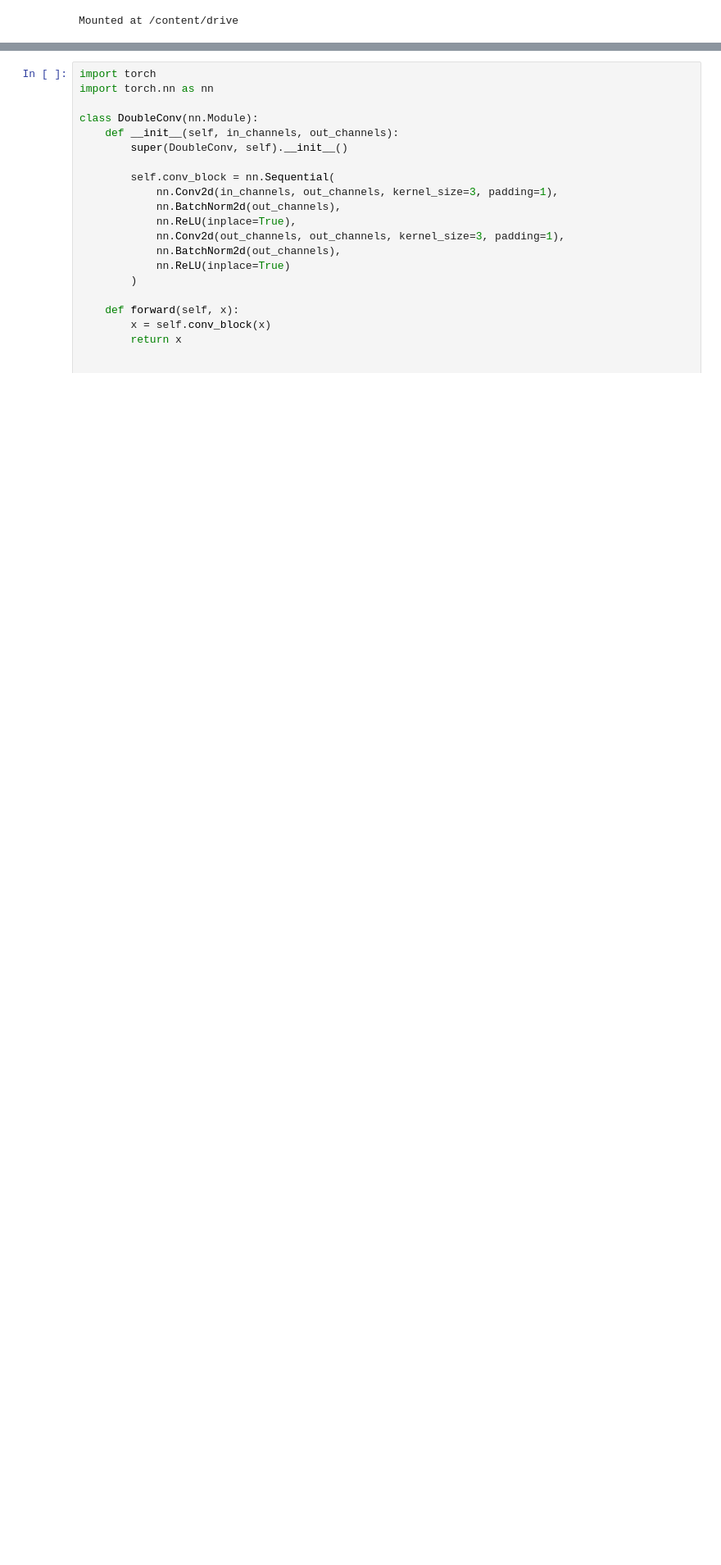
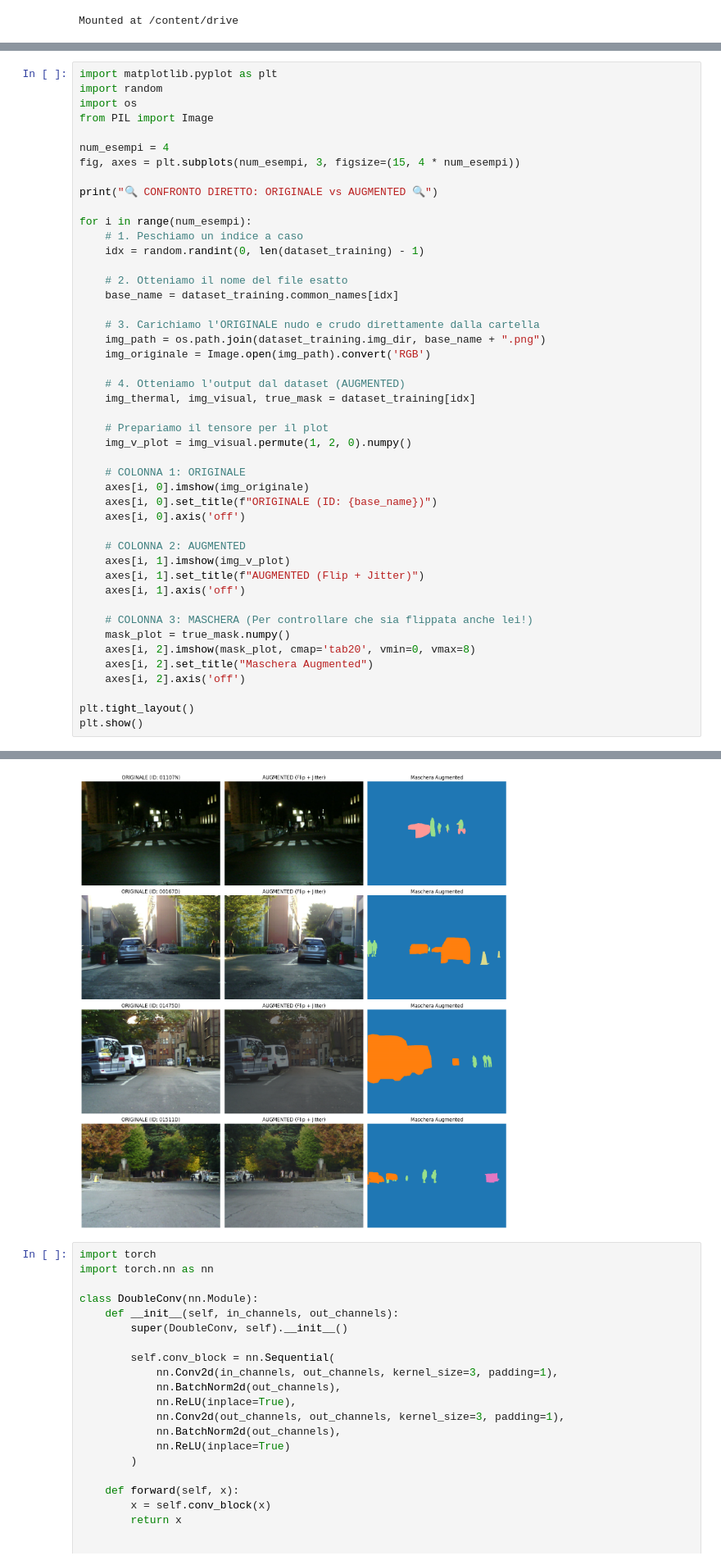
Before and after one commit to Yammi2002/DataFusionProject, a Jupyter notebook: notebooks/notebook.ipynb, the cells around one changed output, grey strips where cells are left out. Shown at 82% size. Saved outputs shown, nothing was run; the diff lists cells and outputs as text; blank space fills up the shorter version.

```diff
--- a/notebooks/notebook.ipynb
+++ b/notebooks/notebook.ipynb
@@ -200,0 +200,47 @@ Valore massimo Termica: 0.0000
+# %%
+import matplotlib.pyplot as plt
+import random
+import os
+from PIL import Image
+
+num_esempi = 4
+fig, axes = plt.subplots(num_esempi, 3, figsize=(15, 4 * num_esempi))
+
+print("🔍 CONFRONTO DIRETTO: ORIGINALE vs AUGMENTED 🔍")
+
+for i in range(num_esempi):
+    # 1. Peschiamo un indice a caso
+    idx = random.randint(0, len(dataset_training) - 1)
+
+    # 2. Otteniamo il nome del file esatto
+    base_name = dataset_training.common_names[idx]
+
+    # 3. Carichiamo l'ORIGINALE nudo e crudo direttamente dalla cartella
+    img_path = os.path.join(dataset_training.img_dir, base_name + ".png")
+    img_originale = Image.open(img_path).convert('RGB')
+
+    # 4. Otteniamo l'output dal dataset (AUGMENTED)
+    img_thermal, img_visual, true_mask = dataset_training[idx]
+
+    # Prepariamo il tensore per il plot
+    img_v_plot = img_visual.permute(1, 2, 0).numpy()
+
+    # COLONNA 1: ORIGINALE
+    axes[i, 0].imshow(img_originale)
+    axes[i, 0].set_title(f"ORIGINALE (ID: {base_name})")
+    axes[i, 0].axis('off')
+
+    # COLONNA 2: AUGMENTED
+    axes[i, 1].imshow(img_v_plot)
+    axes[i, 1].set_title(f"AUGMENTED (Flip + Jitter)")
+    axes[i, 1].axis('off')
+
+    # COLONNA 3: MASCHERA (Per controllare che sia flippata anche lei!)
+    mask_plot = true_mask.numpy()
+    axes[i, 2].imshow(mask_plot, cmap='tab20', vmin=0, vmax=8)
+    axes[i, 2].set_title("Maschera Augmented")
+    axes[i, 2].axis('off')
+
+plt.tight_layout()
+plt.show()
+# %% [output]
@@ -201,3 +248,4 @@ Valore massimo Termica: 0.0000
+[figure, added]
 # %%
 import torch
 import torch.nn as nn
```
Also changed, not shown: parts of 6 cells of this notebook.
